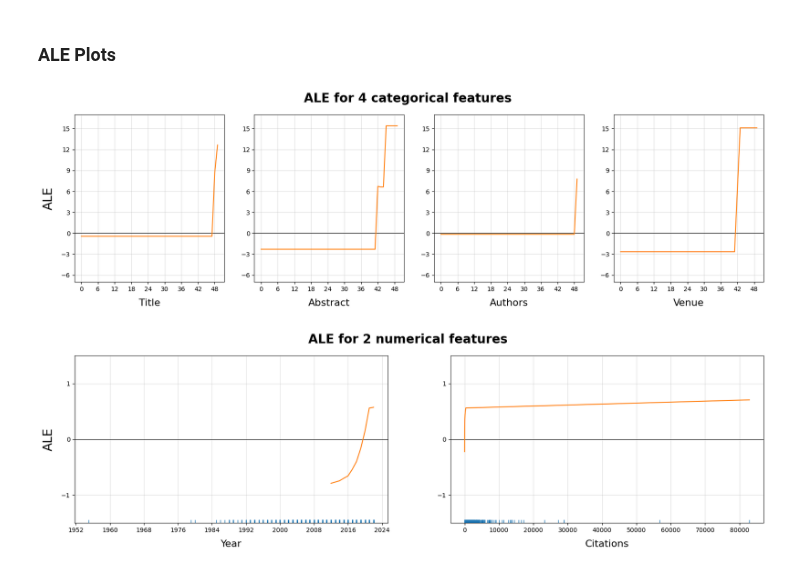
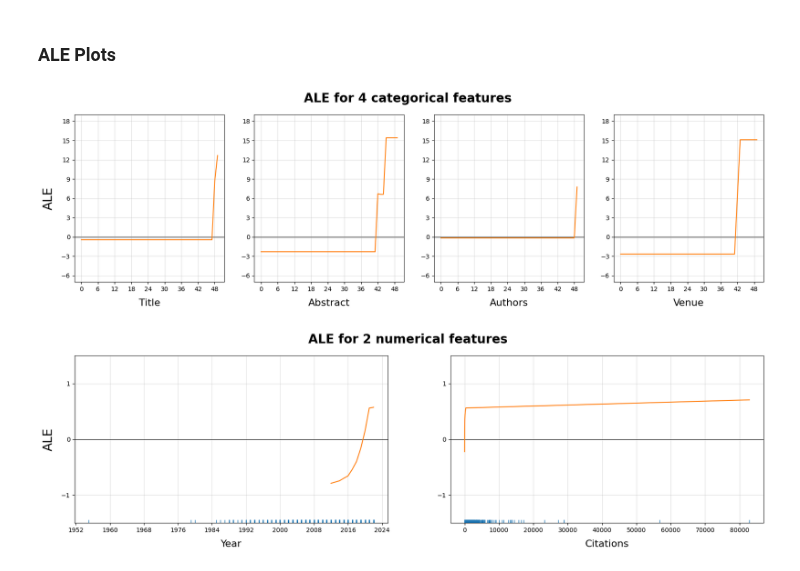
Before and after one commit to youyinnn/s2search, a Jupyter notebook: pipelining/exp-cscv/exp-cscv_cscv_1w_ale_plotting.ipynb, the cells around one changed output. Drawn from its saved outputs; the diff is of its cells as text; code cells hidden in the pictures.

```diff
--- a/pipelining/exp-cscv/exp-cscv_cscv_1w_ale_plotting.ipynb
+++ b/pipelining/exp-cscv/exp-cscv_cscv_1w_ale_plotting.ipynb
@@ -163,35 +166,35 @@ def pdp_plot(confs, title):
 
         axes.set_xlabel(conf['xlabel'], fontsize=16, labelpad=10)
 
         if not (conf['ale_xy']['weird']):
             if (conf['ale_xy']['numerical']):
                 axes.set_ylim([-1.5, 1.5])
                 pass
             else:
-                axes.set_ylim([-7, 17])
+                axes.set_ylim([-7, 19])
                 pass
 
         if 'zoom' in conf:
             axins = axes.inset_axes(conf['zoom']['inset_axes'])
             axins.xaxis.set_major_locator(MaxNLocator(integer=True))
             axins.yaxis.set_major_locator(MaxNLocator(integer=True))
             axins.plot(conf['ale_xy']['x'], conf['ale_xy']['y'])
             axins.set_xlim(conf['zoom']['x_limit'])
             axins.set_ylim(conf['zoom']['y_limit'])
             axins.grid(alpha=0.3)
             rectpatch, connects = axes.indicate_inset_zoom(axins)
             connects[0].set_visible(False)
             connects[1].set_visible(False)
             connects[2].set_visible(True)
             connects[3].set_visible(True)
 
         subplot_idx += 1
 
 pdp_plot(categorical_plot_conf, f"ALE for {len(categorical_plot_conf)} categorical features")
-plt.savefig(os.path.join('.', 'plot', f'{sample_name}-1wale-categorical.png'), facecolor='white', transparent=False, bbox_inches='tight')
+# plt.savefig(os.path.join('.', 'plot', f'{sample_name}-1wale-categorical.png'), facecolor='white', transparent=False, bbox_inches='tight')
 
 pdp_plot(numerical_plot_conf, f"ALE for {len(numerical_plot_conf)} numerical features")
-plt.savefig(os.path.join('.', 'plot', f'{sample_name}-1wale-numerical.png'), facecolor='white', transparent=False, bbox_inches='tight')
+# plt.savefig(os.path.join('.', 'plot', f'{sample_name}-1wale-numerical.png'), facecolor='white', transparent=False, bbox_inches='tight')
 # %% [output]
-[figure, old version]
+[figure, new version]
 [figure]
```
Also changed, not shown: parts of 1 cell of this notebook, 20 other files.
